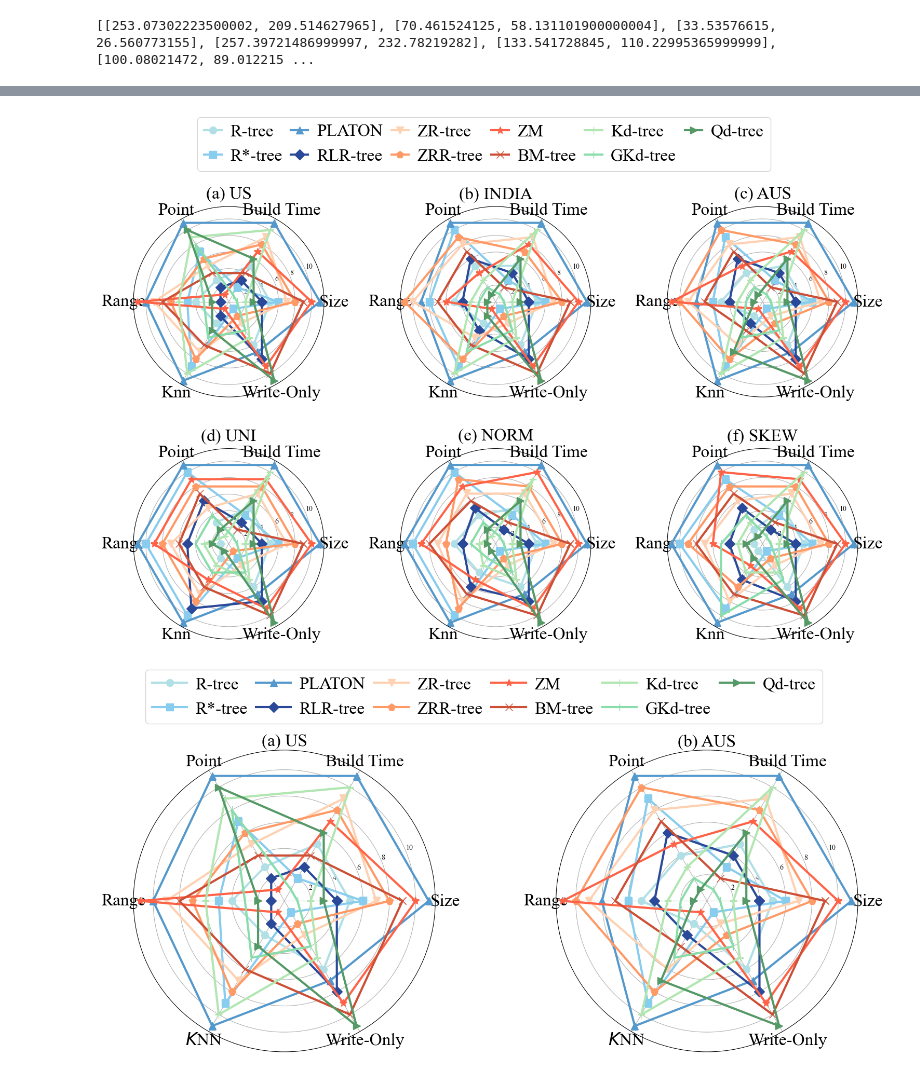
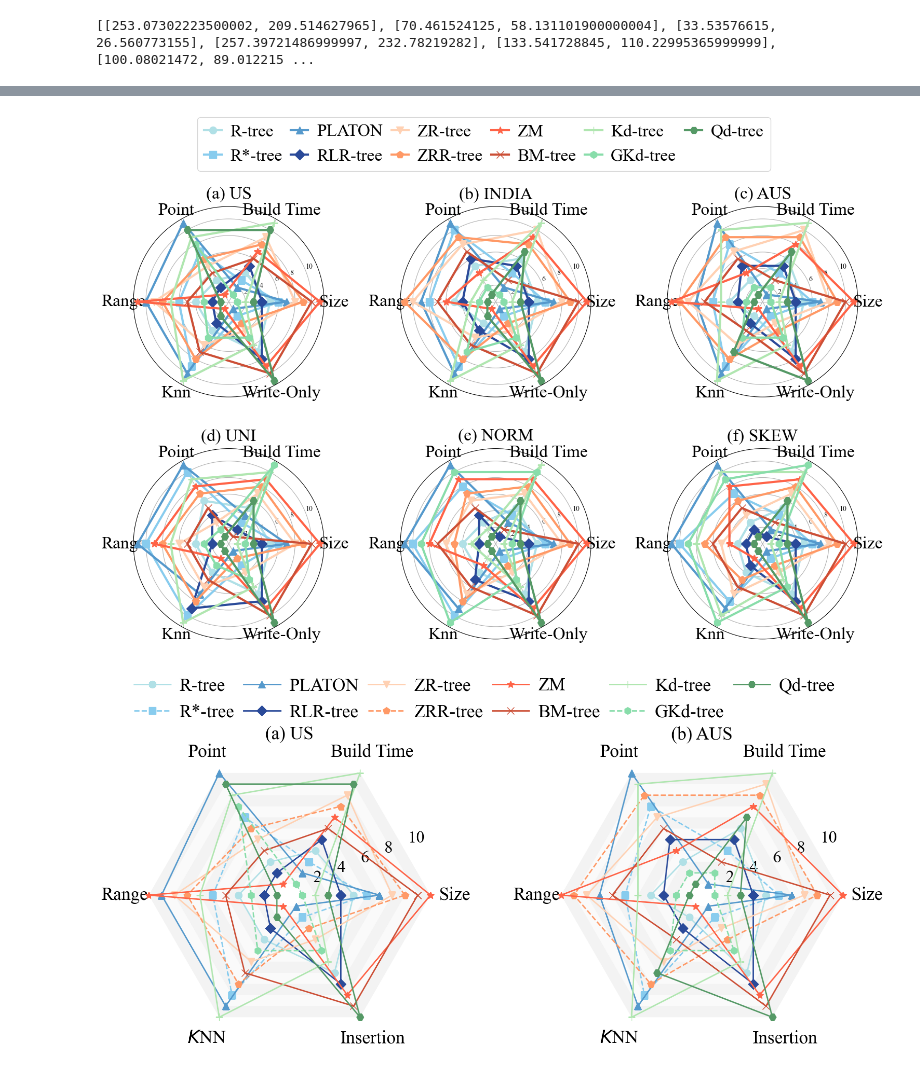
Before and after one commit to Liuguanli/rl_spatial_benchmark, a Jupyter notebook: notebook/Benchmark_Result_Figures-SIGMOD-SSD-and-PieChart.ipynb, the cells around one changed output, grey strips where cells are left out. Drawn from its saved outputs; the diff is of its cells as text; code cells hidden in the pictures.

```diff
--- a/notebook/Benchmark_Result_Figures-SIGMOD-SSD-and-PieChart.ipynb
+++ b/notebook/Benchmark_Result_Figures-SIGMOD-SSD-and-PieChart.ipynb
@@ -243,7 +244,7 @@ print(point_query)
 all_data = [build_time, range_query, point_query, knn_query]
 query_types = ['Index Building', 'Range Query', 'Point Query', 'kNN Query']
 bottoms = [1e3, 1*1e3, 1e1, 1e2]
-tops = [2*1e5, 2*1e6, 2*1e4, 2*1e4]
+tops = [2*1e5, 1*1e5, 1*1e3, 1*1e4]
 
 # display_baselines = [f'Baseline {i+1}' for i in range(9)]  #
 
@@ -260,24 +261,25 @@ for i, (ax, query_type, data) in enumerate(zip(axes.flat, query_types, all_data)
     ssd_values = [row[1] for row in data]
 
     ax.bar(x - offset, hdd_values, individual_bar_width, label='HDD', color=colors[0], alpha=1.0, hatch='//')
-    ax.bar(x + offset, ssd_values, individual_bar_width, label='SSD', color=colors[1], alpha=1.0, hatch='-')
-
+    ax.bar(x + offset, ssd_values, individual_bar_width, label='SSD', color=colors[3], alpha=1.0, hatch='-')
 
     ax.set_title(f'{query_type}', fontsize=16)
+
     if i > 1:
         ax.set_xticks(x)
-        ax.set_xticklabels(display_baselines, rotation=45, ha='right')
+        ax.set_xticklabels(display_baselines, rotation=45, ha='right', fontsize=12)
     else:
         ax.set_xticks([])
 
-
     if i == 0:
-        ax.set_ylabel('Build Time (s)')
+        ax.set_ylabel('Build Time (s)', fontsize=16)
     else:
-        ax.set_ylabel('Query Time (µ)')
+        ax.set_ylabel('Query Time (µ)', fontsize=16)
 
     ax.set_ylim(bottom=bottoms[i])
     ax.set_ylim(top=tops[i])
+
+    ax.tick_params(axis='y', labelsize=12)
 
     ax.set_yscale('log')
     ax.grid(True, axis='y', linestyle='--', alpha=1.0)
@@ -316,7 +318,7 @@ range_result_name_pattern = "{data_name}{range_name}{suffix}.txt"
 real_point_name = "{data_name}_point_200000_2_uniform_1"
 synthetic_point_name = "point_200000_{data_name}_2_uniform_1"
 point_result_name_pattern = "{data_name}{default_range_name}_{point_name}{suffix}.txt"
-special_baselines = ['bmtree', 'kdtree_greedy', 'rlrtree', 'qdtree']
+# special_baselines = ['bmtree', 'kdtree_greedy', 'rlrtree', 'qdtree']
 
 insert_point_result_name_pattern = "{data_name}{default_range_name}_{insert_point_name}_10_10{suffix}.txt"
 synthetic_insert_name = "insert_10000000_2_uniform_1"
@@ -490,7 +492,8 @@ fig, axs = plt.subplots(nrows=2, ncols=3, figsize=(18, 12), subplot_kw=dict(pola
 # Flatten the array of axes for easier iteration
 axs = axs.flatten()
 
-markers = ['o', 's', '^', 'D', 'v', 'p', '*', 'x', '+', '|', '>', '<']
+# markers = ['o', 's', '^', 'D', 'v', 'p', '*', 'x', '+', '|', '>', '<']
+markers = ['o', 's', '^', 'D', 'v', 'p', '*', 'x', '+', 'h', 'H', '|']
 
 linestyles = [None, None, None,'-', None, None, None,'--', None, None, None,'-.']
 
@@ -556,7 +559,7 @@ plt.savefig("../figs/exp_sigmod/spider.png", format='png', bbox_inches='tight')
 # Show the entire figure with all subplots
 plt.show()
 # %% [output]
-[figure, old version]
+[figure, new version]
 # %%
 data_names = ["us_100000000", "australia_100000000"]
 data_names_write = ["us_10000000", "australia_10000000"]
@@ -718,7 +721,7 @@ import random
 
 label_size = 24
 legend_size = 20
-categories = ['Size', 'Build Time', 'Point', 'Range', '$K$NN', 'Write-Only']
+categories = ['Size', 'Build Time', 'Point', 'Range', '$K$NN', 'Insertion']
 letters = ["(a)", "(b)"]
 num_vars = len(categories)
 angles = np.linspace(0, 2 * np.pi, num_vars, endpoint=False).tolist()
@@ -730,7 +733,17 @@ fig, axs = plt.subplots(nrows=1, ncols=2, figsize=(18, 12), subplot_kw=dict(pola
 # Flatten the array of axes for easier iteration
 axs = axs.flatten()
 
+linestyles = ['-', '--', None, None]
+background_colors = ['#f0f0f0', '#d9d9d9']
 for j, ax in enumerate(axs):
+
+    # for i in range(1, 12):  # Number of radial grid levels
+    #     ax.fill_between(
+    #         angles,
+    #         i - 1, i,  # Radial range
+    #         color=background_colors[i % 2],  # Alternate colors
+    #         alpha=0.3  # Transparency
+    #     )
 
     # baseline = []
     for i, display_baseline in enumerate(display_baselines):
@@ -743,37 +756,61 @@ for j, ax in enumerate(axs):
         spider_knn_query[j][display_baseline],
         # spider_balanced[j][display_baseline],
         spider_write_only[j][display_baseline]]
         # baseline = [random.randint(1, 9) for _ in range(len(categories))]
         baseline += baseline[:1]
-        ax.plot(angles, baseline, color=colors[i], linewidth=3, marker=markers[i], markersize=10, label=display_baseline)
-
+        linestyle = linestyles[i % len(linestyles)]
+        ax.plot(angles, baseline, color=colors[i], linestyle=linestyle, linewidth=2, marker=markers[i], markersize=10, label=display_baseline)
 
     # Fill in the labels
     ax.set_xticks(angles[:-1])
-    ax.set_xticklabels(categories, fontsize=label_size)
-    ax.set_title(letters[j] + " " + display_data_names[j], fontsize=label_size)
+    ax.set_xticklabels(categories, fontsize=label_size + 2)
+    ax.tick_params(axis='x', pad=15)
+    ax.set_title(letters[j] + " " + display_data_names[j], fontsize=label_size + 2)
+
+    ax.yaxis.grid(False)
+    # Remove outer circle
+    ax.spines['polar'].set_visible(False)
 
 #     if j == 1:
 #         # Add a legend for each subplot
 #         ax.legend(loc='upper center', fontsize=legend_size, bbox_to_anchor=(0.5, 1.15), ncol=9)  # Adjust the position and columns
 
-
-fig.legend(display_baselines, loc='upper center', fontsize=label_size, ncol=6,
+fig.legend(display_baselines, loc='upper center', fontsize=label_size + 2, ncol=6,
            handlelength=2,
                 handletextpad=0.5,
                 columnspacing=0.5,
+           frameon=False,
            bbox_to_anchor=(0.5, 0.88))
+
+for j, ax in enumerate(axs):
+
+    for i in range(2, 12):  # Number of radial grid levels
+        ax.fill_between(
+            angles,
+            i - 1, i,  # Radial range
+            color=background_colors[i % 2],  # Alternate colors
+            alpha=0.3,  # Transparency
+            edgecolor='none'
+        )
+    ax.tick_params(axis='y', labelsize=label_size)
+    ax.spines['polar'].set_visible(False)  # Remove the outer circle
+    ax.grid(False)  # Remove the gridlines
+    ax.yaxis.grid(False)  # Disable radial gridlines
+    ax.xaxis.grid(False)  # Disable angular gridlines
+
+    # Optional: Adjust the appearance of the chart
+    ax.set_frame_on(False)  # Ensure no frame is drawn around the plot
 
 plt.subplots_adjust(wspace=0.4, hspace=0.02)
 
 
 # Adjust layout to prevent overlap
 # plt.tight_layout()
 
 plt.savefig(folder + "/exp_sigmod/spider.pdf", format='pdf', bbox_inches='tight')
 plt.savefig("../figs/exp_sigmod/spider.png", format='png', bbox_inches='tight')
 
 # Show the entire figure with all subplots
 plt.show()
 # %% [output]
-[figure, old version]
+[figure, new version]
```
Also changed, not shown: parts of 5 cells of this notebook, 59 other files.
